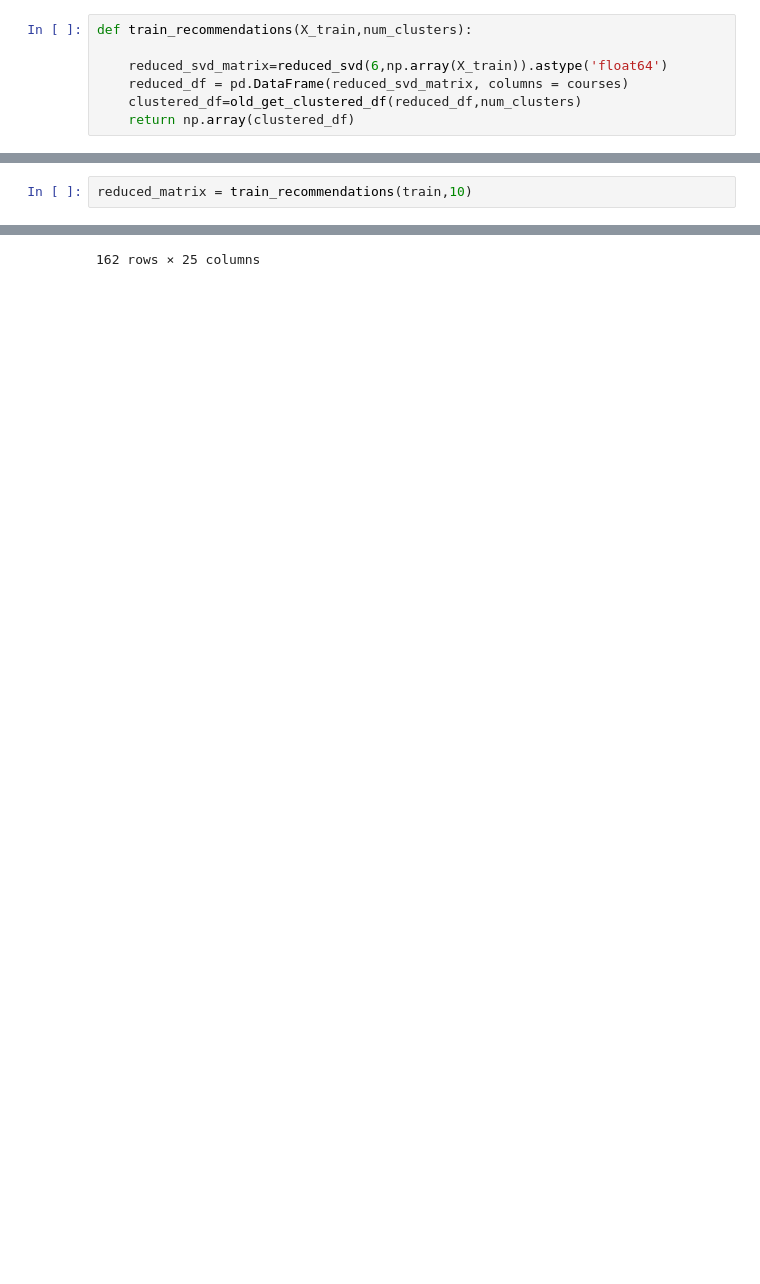
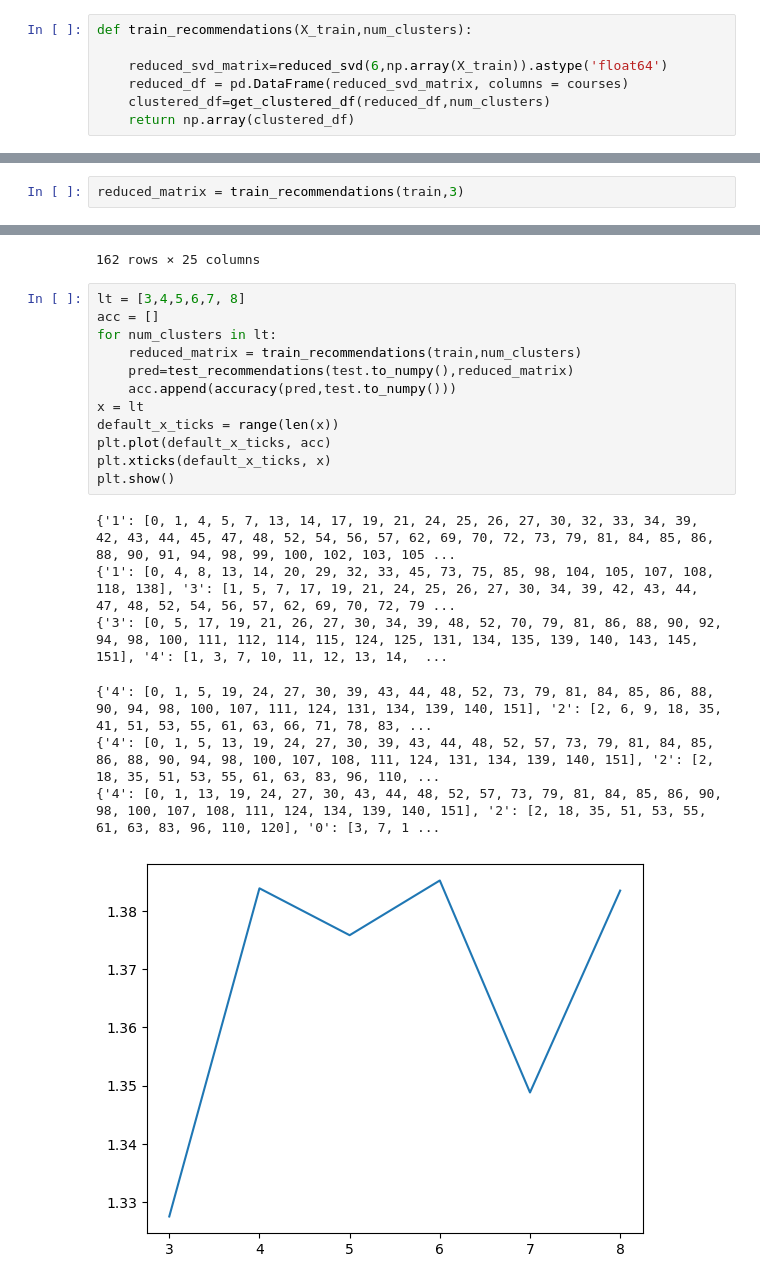
Before and after one commit to chinmayparekh/CourseRecSys, a Jupyter notebook: courseRecSys_svd_then_clustering.ipynb, the cells around one changed output, grey strips where cells are left out. Cells and saved outputs as stored; diff of their text form; blank space fills up the shorter version.

```diff
--- a/courseRecSys_svd_then_clustering.ipynb
+++ b/courseRecSys_svd_then_clustering.ipynb
@@ -387,7 +385,7 @@ def train_recommendations(X_train,num_clusters):
 
     reduced_svd_matrix=reduced_svd(6,np.array(X_train)).astype('float64')
     reduced_df = pd.DataFrame(reduced_svd_matrix, columns = courses)
-    clustered_df=old_get_clustered_df(reduced_df,num_clusters)
+    clustered_df=get_clustered_df(reduced_df,num_clusters)
     return np.array(clustered_df)
 # %%
 def test_recommendations(X_test,reduced_matrix):
@@ -399,4 +397,4 @@ def test_recommendations(X_test,reduced_matrix):
         pred.append(elective_ratings)
     return pred
 # %%
-reduced_matrix = train_recommendations(train,10)
+reduced_matrix = train_recommendations(train,3)
@@ -453,6 +453,26 @@ df
 | 160 | 0.80 | 0.60 | 0.20 | 0.40 | 0.70 | ... |
 | 161 | 0.40 | 0.70 | 0.90 | 0.40 | 0.40 | ... |
 162 rows × 25 columns
+# %%
+lt = [3,4,5,6,7, 8]
+acc = []
+for num_clusters in lt:
+    reduced_matrix = train_recommendations(train,num_clusters)
+    pred=test_recommendations(test.to_numpy(),reduced_matrix)
+    acc.append(accuracy(pred,test.to_numpy()))
+x = lt
+default_x_ticks = range(len(x))
+plt.plot(default_x_ticks, acc)
+plt.xticks(default_x_ticks, x)
+plt.show()
+# %% [output]
+{'1': [0, 1, 4, 5, 7, 13, 14, 17, 19, 21, 24, 25, 26, 27, 30, 32, 33, 34, 39, 42, 43, 44, 45, 47, 48, 52, 54, 56, 57, 62, 69, 70, 72, 73, 79, 81, 84, 85, 86, 88, 90, 91, 94, 98, 99, 100, 102, 103, 105 ...
+{'1': [0, 4, 8, 13, 14, 20, 29, 32, 33, 45, 73, 75, 85, 98, 104, 105, 107, 108, 118, 138], '3': [1, 5, 7, 17, 19, 21, 24, 25, 26, 27, 30, 34, 39, 42, 43, 44, 47, 48, 52, 54, 56, 57, 62, 69, 70, 72, 79 ...
+{'3': [0, 5, 17, 19, 21, 26, 27, 30, 34, 39, 48, 52, 70, 79, 81, 86, 88, 90, 92, 94, 98, 100, 111, 112, 114, 115, 124, 125, 131, 134, 135, 139, 140, 143, 145, 151], '4': [1, 3, 7, 10, 11, 12, 13, 14,  ...
+{'4': [0, 1, 5, 19, 24, 27, 30, 39, 43, 44, 48, 52, 73, 79, 81, 84, 85, 86, 88, 90, 94, 98, 100, 107, 111, 124, 131, 134, 139, 140, 151], '2': [2, 6, 9, 18, 35, 41, 51, 53, 55, 61, 63, 66, 71, 78, 83, ...
+{'4': [0, 1, 5, 13, 19, 24, 27, 30, 39, 43, 44, 48, 52, 57, 73, 79, 81, 84, 85, 86, 88, 90, 94, 98, 100, 107, 108, 111, 124, 131, 134, 139, 140, 151], '2': [2, 18, 35, 51, 53, 55, 61, 63, 83, 96, 110, ...
+{'4': [0, 1, 13, 19, 24, 27, 30, 43, 44, 48, 52, 57, 73, 79, 81, 84, 85, 86, 90, 98, 100, 107, 108, 111, 124, 134, 139, 140, 151], '2': [2, 18, 35, 51, 53, 55, 61, 63, 83, 96, 110, 120], '0': [3, 7, 1 ...
+[figure, added]
 # %%
 from sklearn.decomposition import PCA
 X_std = StandardScaler().fit_transform(df)
```
Also changed, not shown: parts of 13 cells of this notebook, 3 other files.
